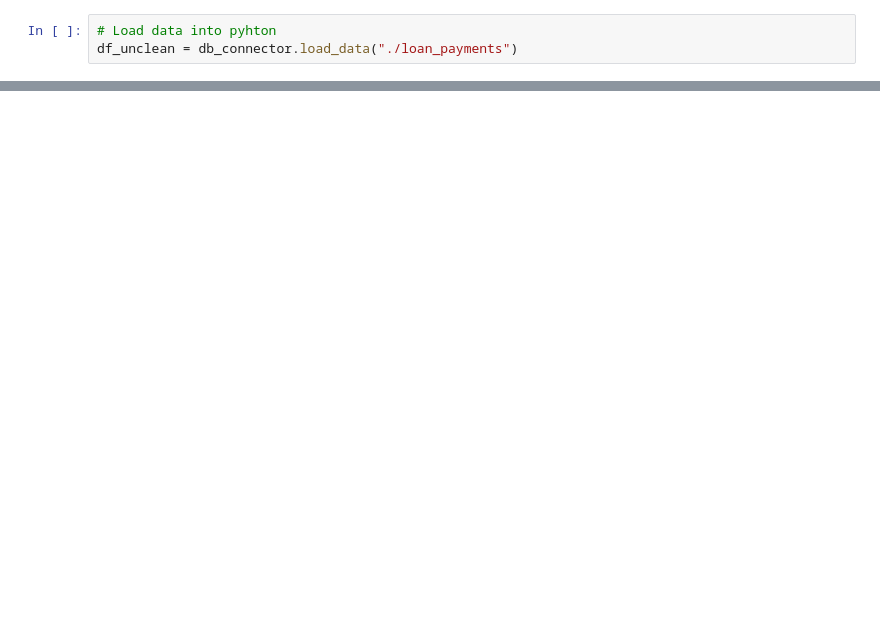
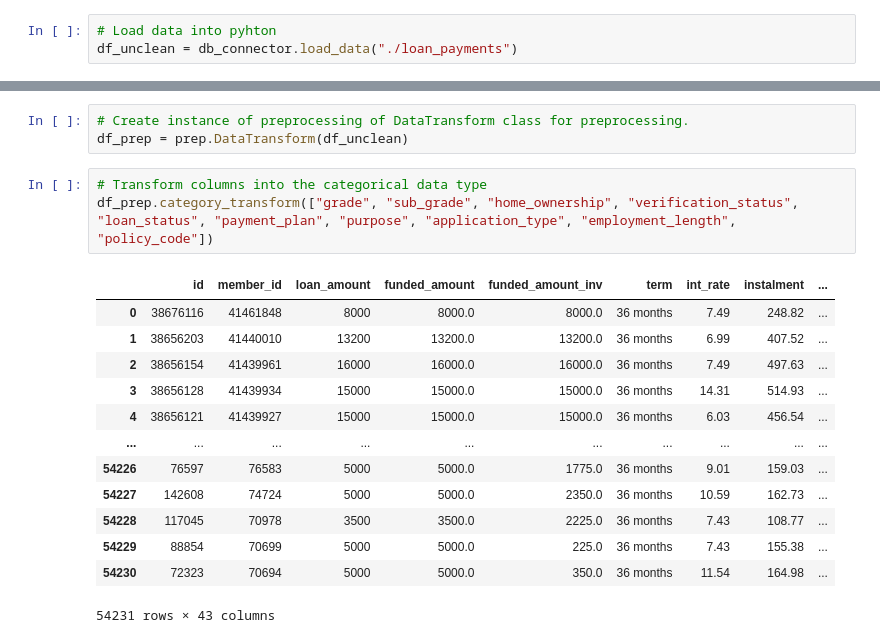
Before and after one commit to ChristianDaza/EDA_finance, a Jupyter notebook: SRC/EDA.ipynb, the cells around one changed output, grey strips where cells are left out. Cells and saved outputs as stored; diff of their text form; blank space fills up the shorter version.

```diff
--- a/SRC/EDA.ipynb
+++ b/SRC/EDA.ipynb
@@ -24,0 +48,20 @@ df_unclean = db_connector.load_data("./loan_payments")
+# %%
+# Create instance of preprocessing of DataTransform class for preprocessing.
+df_prep = prep.DataTransform(df_unclean)
+# %%
+# Transform columns into the categorical data type
+df_prep.category_transform(["grade", "sub_grade", "home_ownership", "verification_status", "loan_status", "payment_plan", "purpose", "application_type", "employment_length", "policy_code"])
+# %% [output]
+|  | id | member_id | loan_amount | funded_amount | funded_amount_inv | term | int_rate | instalment | ... |
+| 0 | 38676116 | 41461848 | 8000 | 8000.0 | 8000.0 | 36 months | 7.49 | 248.82 | ... |
+| 1 | 38656203 | 41440010 | 13200 | 13200.0 | 13200.0 | 36 months | 6.99 | 407.52 | ... |
+| 2 | 38656154 | 41439961 | 16000 | 16000.0 | 16000.0 | 36 months | 7.49 | 497.63 | ... |
+| 3 | 38656128 | 41439934 | 15000 | 15000.0 | 15000.0 | 36 months | 14.31 | 514.93 | ... |
+| 4 | 38656121 | 41439927 | 15000 | 15000.0 | 15000.0 | 36 months | 6.03 | 456.54 | ... |
+| ... | ... | ... | ... | ... | ... | ... | ... | ... | ... |
+| 54226 | 76597 | 76583 | 5000 | 5000.0 | 1775.0 | 36 months | 9.01 | 159.03 | ... |
+| 54227 | 142608 | 74724 | 5000 | 5000.0 | 2350.0 | 36 months | 10.59 | 162.73 | ... |
+| 54228 | 117045 | 70978 | 3500 | 3500.0 | 2225.0 | 36 months | 7.43 | 108.77 | ... |
+| 54229 | 88854 | 70699 | 5000 | 5000.0 | 225.0 | 36 months | 7.43 | 155.38 | ... |
+| 54230 | 72323 | 70694 | 5000 | 5000.0 | 350.0 | 36 months | 11.54 | 164.98 | ... |
+54231 rows × 43 columns
```
Also changed, not shown: parts of 14 cells of this notebook.
